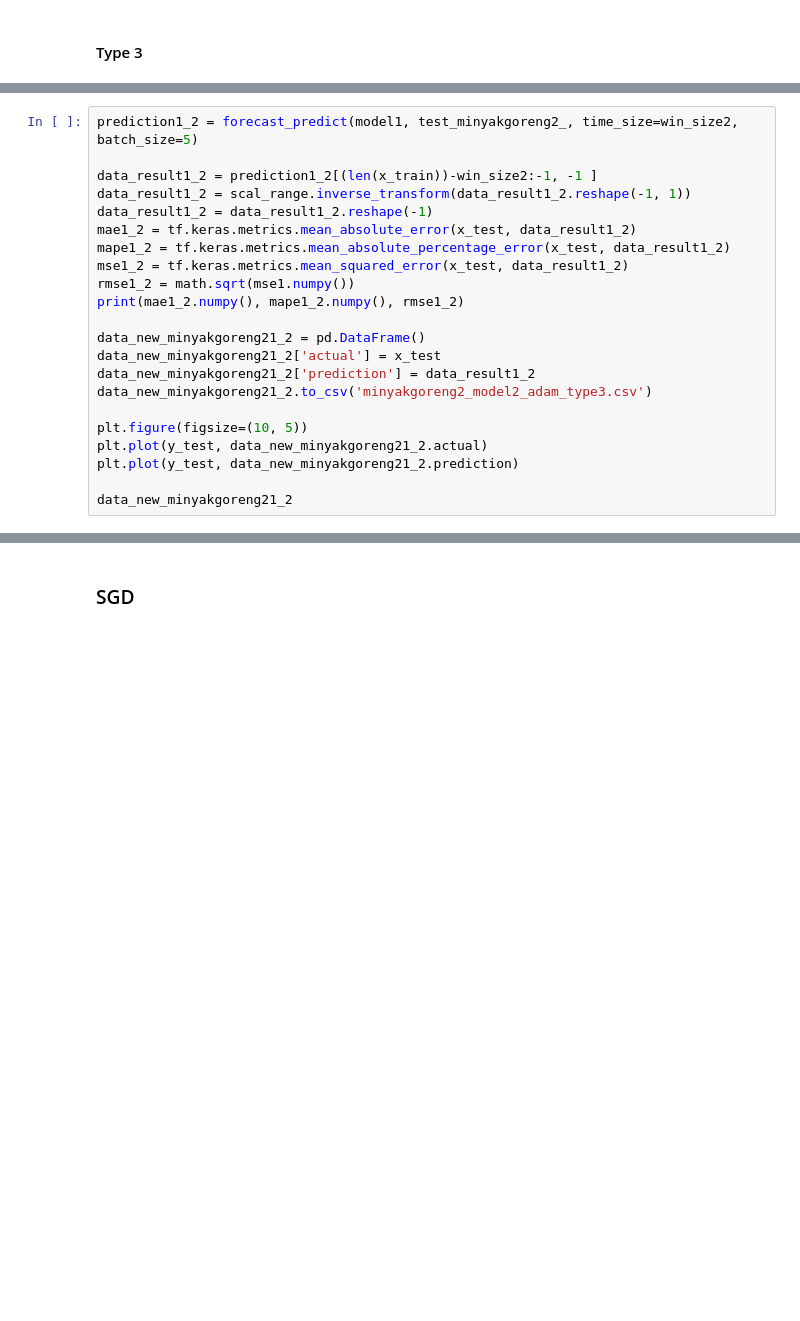
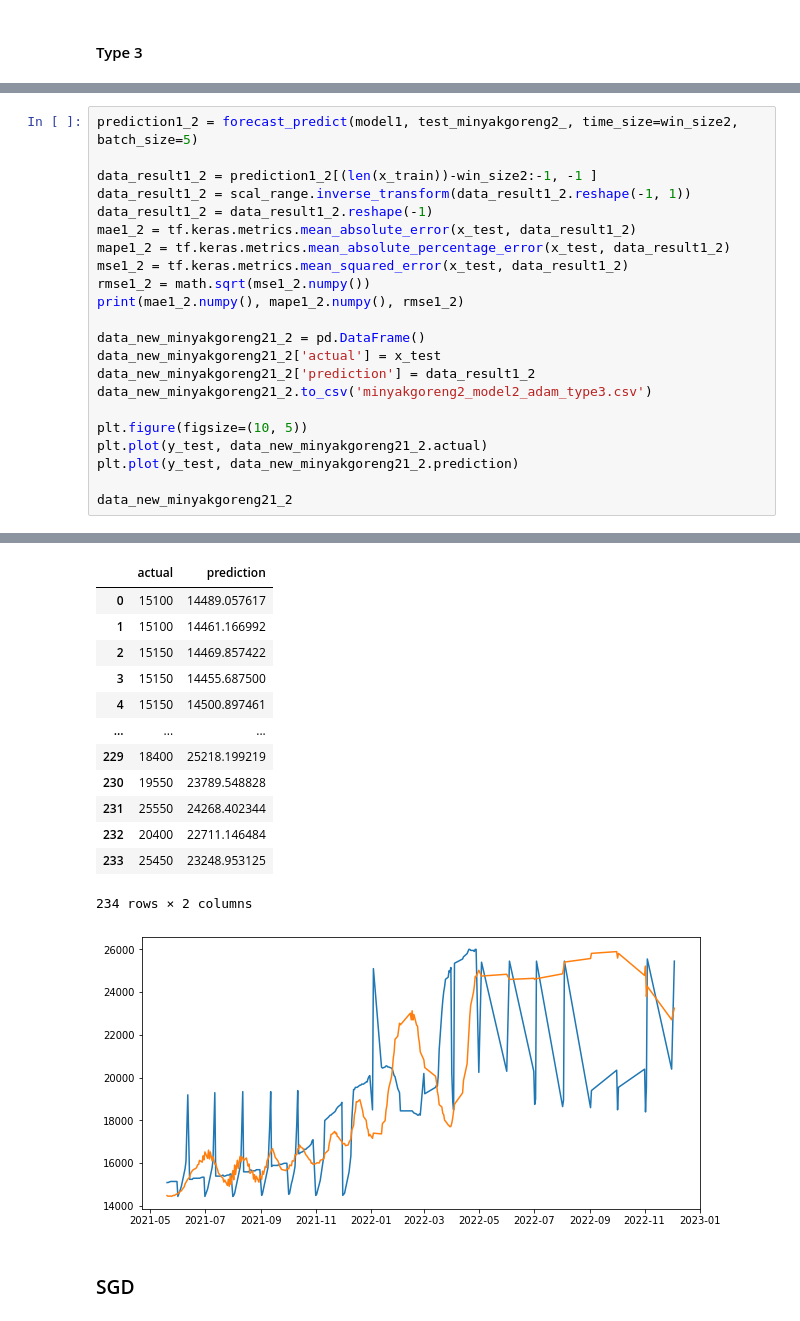
Before and after one commit to mels4/price_predict_Conv-LSTM, a Jupyter notebook: minyak_goreng_merk2.ipynb, the cells around one changed output, grey strips where cells are left out. Drawn from its saved outputs; the diff is of its cells as text; blank space fills up the shorter version.

```diff
--- a/minyak_goreng_merk2.ipynb
+++ b/minyak_goreng_merk2.ipynb
@@ -652,7 +841,7 @@ data_result1_2 = data_result1_2.reshape(-1)
 mae1_2 = tf.keras.metrics.mean_absolute_error(x_test, data_result1_2)
 mape1_2 = tf.keras.metrics.mean_absolute_percentage_error(x_test, data_result1_2)
 mse1_2 = tf.keras.metrics.mean_squared_error(x_test, data_result1_2)
-rmse1_2 = math.sqrt(mse1.numpy())
+rmse1_2 = math.sqrt(mse1_2.numpy())
 print(mae1_2.numpy(), mape1_2.numpy(), rmse1_2)
 
 data_new_minyakgoreng21_2 = pd.DataFrame()
@@ -665,3 +854,4 @@ plt.plot(y_test, data_new_minyakgoreng21_2.actual)
 plt.plot(y_test, data_new_minyakgoreng21_2.prediction)
 
 data_new_minyakgoreng21_2
+# %% [output]
@@ -668,3 +860,17 @@ data_new_minyakgoreng21_2
+|  | actual | prediction |
+| 0 | 15100 | 14489.057617 |
+| 1 | 15100 | 14461.166992 |
+| 2 | 15150 | 14469.857422 |
+| 3 | 15150 | 14455.687500 |
+| 4 | 15150 | 14500.897461 |
+| ... | ... | ... |
+| 229 | 18400 | 25218.199219 |
+| 230 | 19550 | 23789.548828 |
+| 231 | 25550 | 24268.402344 |
+| 232 | 20400 | 22711.146484 |
+| 233 | 25450 | 23248.953125 |
+234 rows × 2 columns
+[figure, added]
 # %% [markdown]
 ### SGD
 # %%
```
Also changed, not shown: parts of 58 cells of this notebook.
